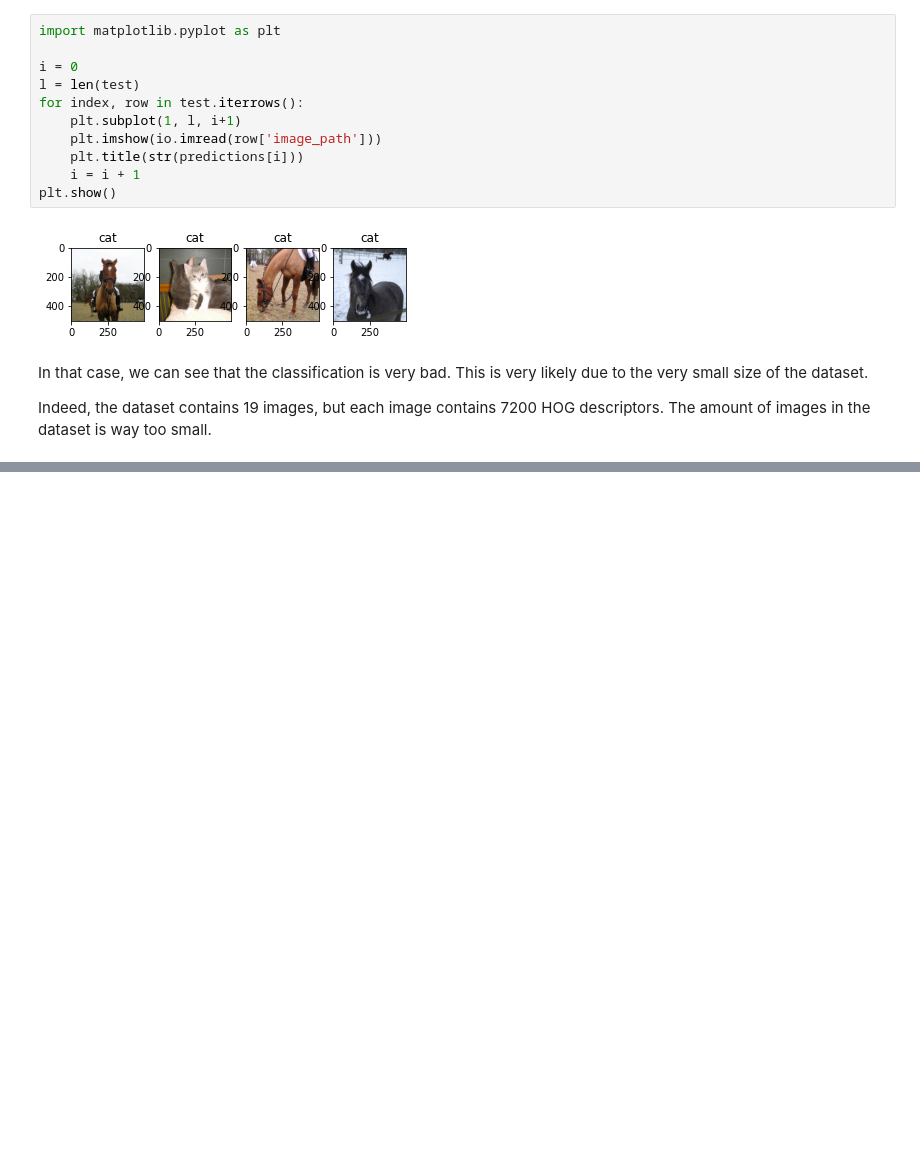
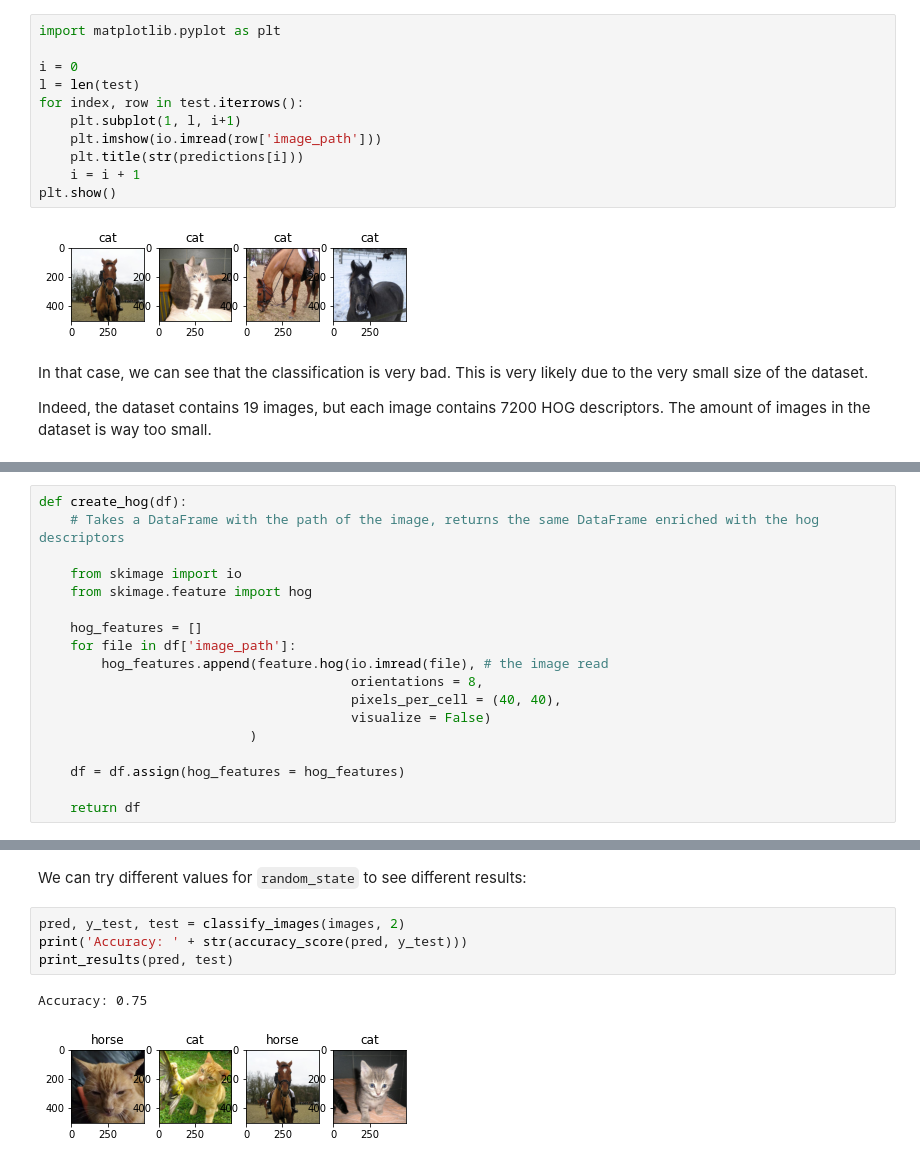
Before and after one commit to annalaine/quaxp, a Jupyter notebook: 2-1-3-image-classification.ipynb, the cells around one changed output, grey strips where cells are left out. Cells and saved outputs as stored; diff of their text form; blank space fills up the shorter version.

```diff
--- a/2-1-3-image-classification.ipynb
+++ b/2-1-3-image-classification.ipynb
@@ -114,0 +119,18 @@ Indeed, the dataset contains 19 images, but each image contains 7200 HOG descrip
+# %%
+def create_hog(df):
+    # Takes a DataFrame with the path of the image, returns the same DataFrame enriched with the hog descriptors
+
+    from skimage import io
+    from skimage.feature import hog
+
+    hog_features = []
+    for file in df['image_path']:
+        hog_features.append(feature.hog(io.imread(file), # the image read
+                                        orientations = 8,
+                                        pixels_per_cell = (40, 40),
+                                        visualize = False)
+                           )
+
+    df = df.assign(hog_features = hog_features)
+
+    return df
@@ -114,0 +186,9 @@ Indeed, the dataset contains 19 images, but each image contains 7200 HOG descrip
+# %% [markdown]
+We can try different values for ``random_state`` to see different results:
+# %%
+pred, y_test, test = classify_images(images, 2)
+print('Accuracy: ' + str(accuracy_score(pred, y_test)))
+print_results(pred, test)
+# %% [output]
+Accuracy: 0.75
+[figure, added]
```
Also changed, not shown: parts of 7 cells of this notebook.
